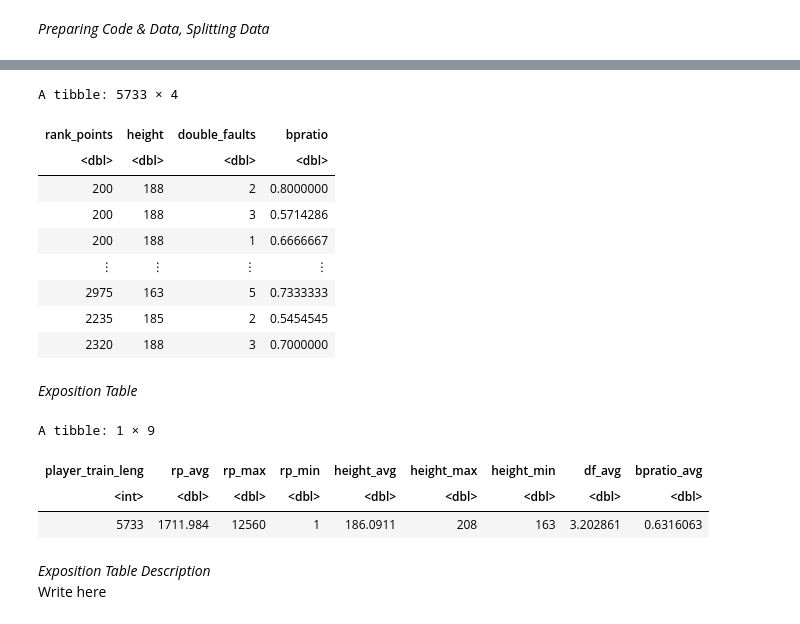
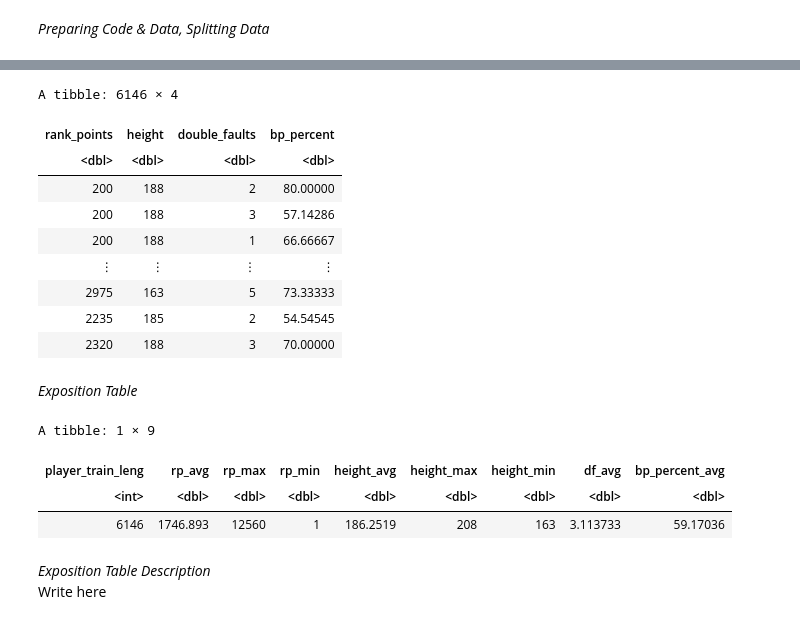
Before and after one commit to EliNAdr/DSCI-100_007-13, a Jupyter notebook: Project_report.ipynb, the cells around one changed output, grey strips where cells are left out. Saved outputs shown, nothing was run; the diff lists cells and outputs as text; code cells hidden in the pictures.

```diff
--- a/Project_report.ipynb
+++ b/Project_report.ipynb
@@ -42,37 +60,37 @@ A spec_tbl_df: 6866 × 50
 # %%
 set.seed(2132)
 # wrangling and cleaning data
 
 # selecting relevant data from each player category (winners & losers), filtering observations, creating new variables, and renaming variables
 winner_data <- tennis_data |> select(winner_rank_points, winner_ht, w_df, w_bpSaved, w_bpFaced) |> # selecting relevant variables
-    filter(w_bpSaved != 0) |> filter(w_bpFaced != 0) |> mutate(bpratio = w_bpSaved/w_bpFaced) |> na.omit() |> # creating new variable bpratio
+    mutate(bp_percent = (w_bpSaved/w_bpFaced)*100) |> na.omit() |> # creating new variable bp_percent
     rename(rank_points = winner_rank_points, height = winner_ht, double_faults = w_df) |> # renaming variables
     select(-w_bpSaved, -w_bpFaced) # removing now-unnecessary variables
 
 loser_data <- tennis_data |> select(loser_rank_points, loser_ht, l_df, l_bpSaved, l_bpFaced) |> # selecting relevant variables
-    filter(l_bpSaved != 0) |> filter(l_bpFaced != 0) |> mutate(bpratio = l_bpSaved/l_bpFaced) |> na.omit() |> # creating new variable bpratio
+    mutate(bp_percent = (l_bpSaved/l_bpFaced)*100) |> na.omit() |> # creating new variable bp_percent
     rename(rank_points = loser_rank_points, height = loser_ht, double_faults = l_df) |> # renaming variables
     select(-l_bpSaved, -l_bpFaced) # removing now-unnecessary variables
 
 # combining losing and winning players' data into one dataframe
 player_data <- rbind(winner_data, loser_data)
 
 # splitting the data into training and testing
 player_split <- initial_split(player_data, prop = .75, strata = rank_points)
 player_train <- training(player_split)
 player_test <- testing(player_split)
 player_train
 # %% [output]
-A tibble: 5733 × 4
+A tibble: 6146 × 4
-| rank_points | height | double_faults | bpratio |
+| rank_points | height | double_faults | bp_percent |
 | <dbl> | <dbl> | <dbl> | <dbl> |
-| 200 | 188 | 2 | 0.8000000 |
-| 200 | 188 | 3 | 0.5714286 |
-| 200 | 188 | 1 | 0.6666667 |
+| 200 | 188 | 2 | 80.00000 |
+| 200 | 188 | 3 | 57.14286 |
+| 200 | 188 | 1 | 66.66667 |
 | ⋮ | ⋮ | ⋮ | ⋮ |
-| 2975 | 163 | 5 | 0.7333333 |
-| 2235 | 185 | 2 | 0.5454545 |
-| 2320 | 188 | 3 | 0.7000000 |
+| 2975 | 163 | 5 | 73.33333 |
+| 2235 | 185 | 2 | 54.54545 |
+| 2320 | 188 | 3 | 70.00000 |
 # %% [markdown]
 *Exposition Table*
 # %%
@@ -86,13 +104,13 @@ exposit_table <- tibble("player_train_leng" = nrow(player_train),
                        "height_max" = max(player_train$height),
                        "height_min" = min(player_train$height),
                        "df_avg" = mean(player_train$double_faults),
-                       "bpratio_avg" = mean(player_train$bpratio))
+                       "bp_percent_avg" = mean(player_train$bp_percent))
 exposit_table
 # %% [output]
 A tibble: 1 × 9
-| player_train_leng | rp_avg | rp_max | rp_min | height_avg | height_max | height_min | df_avg | bpratio_avg |
+| player_train_leng | rp_avg | rp_max | rp_min | height_avg | height_max | height_min | df_avg | bp_percent_avg |
 | <int> | <dbl> | <dbl> | <dbl> | <dbl> | <dbl> | <dbl> | <dbl> | <dbl> |
-| 5733 | 1711.984 | 12560 | 1 | 186.0911 | 208 | 163 | 3.202861 | 0.6316063 |
+| 6146 | 1746.893 | 12560 | 1 | 186.2519 | 208 | 163 | 3.113733 | 59.17036 |
 # %% [markdown]
 *Exposition Table Description*<br>
 Write here
```
Also changed, not shown: parts of 9 cells of this notebook.
